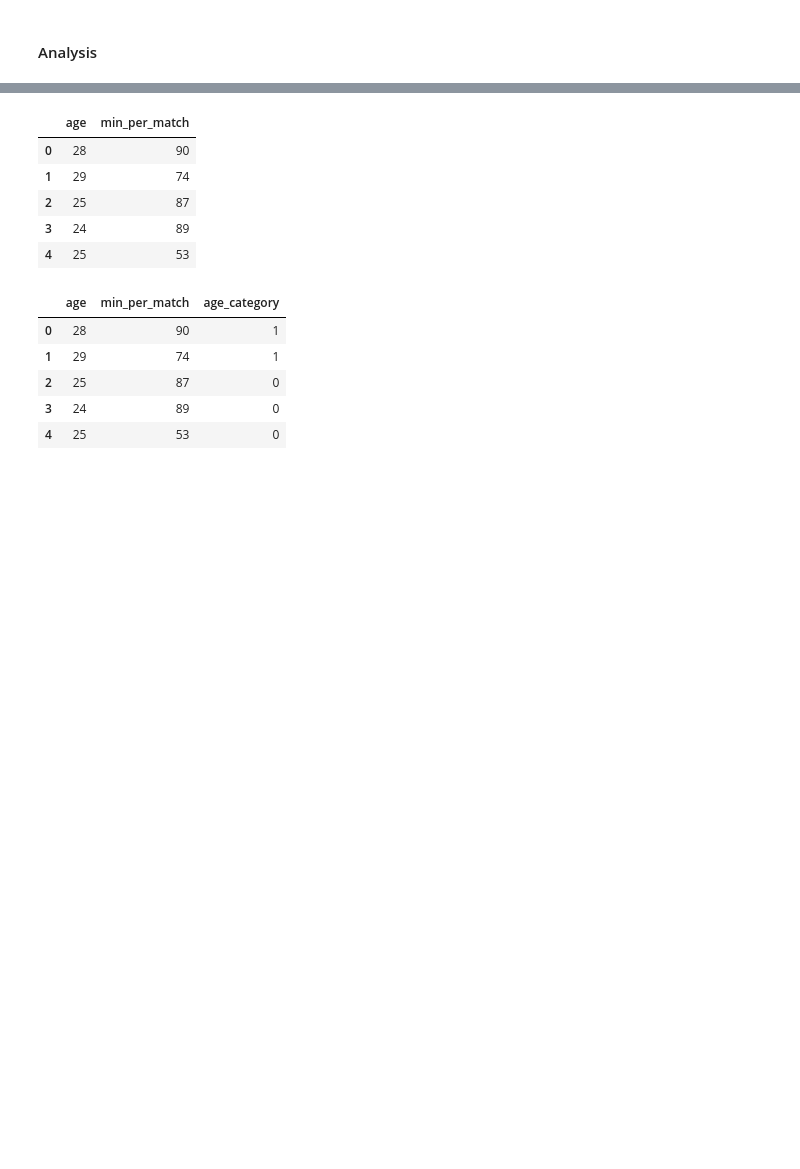
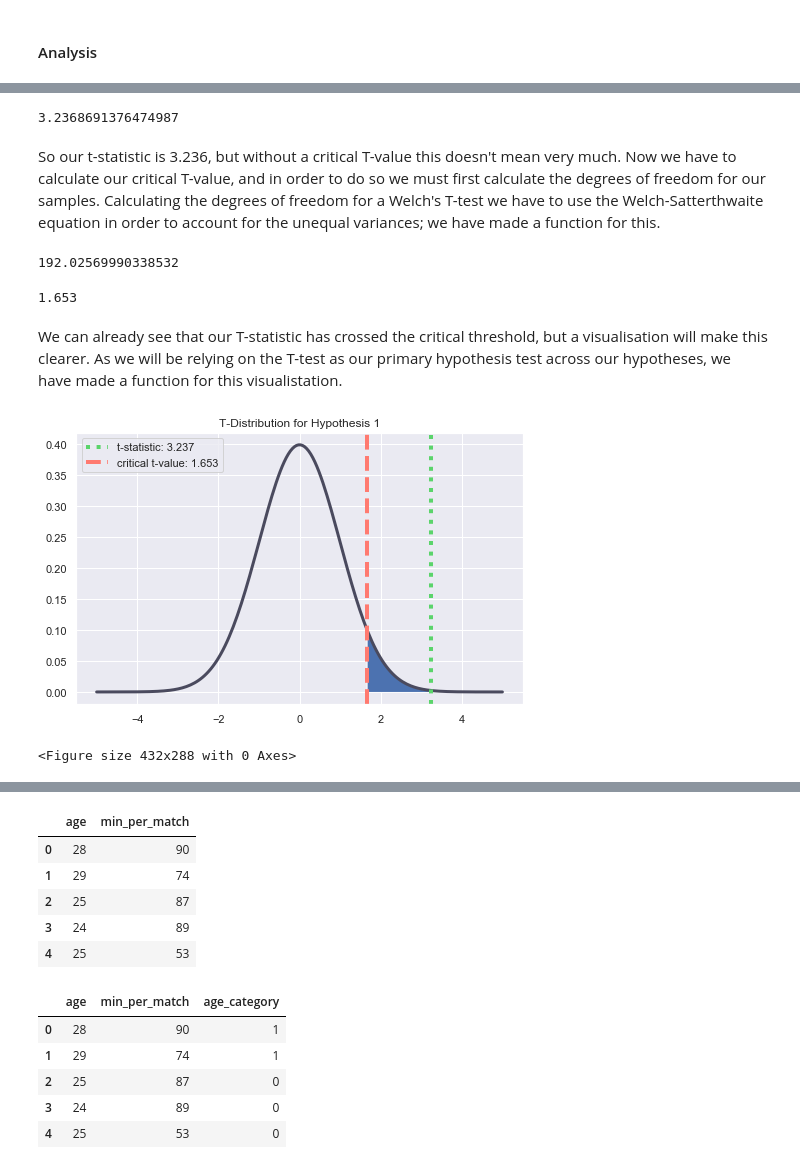
Before and after one commit to nismotie/Statistical-Testing-on-Premier-League-Data, a Jupyter notebook: hypothesis_testing.ipynb, the cells around one changed output, grey strips where cells are left out. Saved outputs shown, nothing was run; the diff lists cells and outputs as text; code cells hidden in the pictures; blank space fills up the shorter version.

Commit message:
Completed analysis of hypothesis 1

```diff
--- a/hypothesis_testing.ipynb
+++ b/hypothesis_testing.ipynb
@@ -27,0 +115,9 @@ print(fn.__file__)
+# %%
+tt_results = stats.ttest_ind(random_home_sample, random_away_sample, equal_var=False) # With equal variance set to false Scipy's Independent T-Test defaults to a welch's T-Test
+hy1_t = tt_results.statistic
+hy1_p = tt_results.pvalue
+hy1_t
+# %% [output]
+3.2368691376474987
+# %% [markdown]
+So our t-statistic is 3.236, but without a critical T-value this doesn't mean very much. Now we have to calculate our critical T-value, and in order to do so we must first calculate the degrees of freedom for our samples. Calculating the degrees of freedom for a Welch's T-test we have to use the Welch-Satterthwaite equation in order to account for the unequal variances; we have made a function for this.
@@ -27,0 +126,18 @@ print(fn.__file__)
+# %%
+hy1_dof = welch_dof(random_home_sample, random_away_sample) # Getting our W-S Degrees of freedom
+hy1_dof
+# %% [output]
+192.02569990338532
+# %%
+hy1_t_crit = np.round(stats.t.ppf(1-0.05, df=hy1_dof), 3) # Using our degrees of freedom to calculate our critical T-value
+hy1_t_crit
+# %% [output]
+1.653
+# %% [markdown]
+We can already see that our T-statistic has crossed the critical threshold, but a visualisation will make this clearer. As we will be relying on the T-test as our primary hypothesis test across our hypotheses, we have made a function for this visualistation.
+# %%
+from hypothesis_tests import make_t_dist
+make_t_dist(hy1_t, hy1_t_crit, hy1_dof, 'T-Distribution for Hypothesis 1')
+# %% [output]
+[figure, added]
+<Figure size 432x288 with 0 Axes>
```
Also changed, not shown: parts of 33 cells of this notebook.
